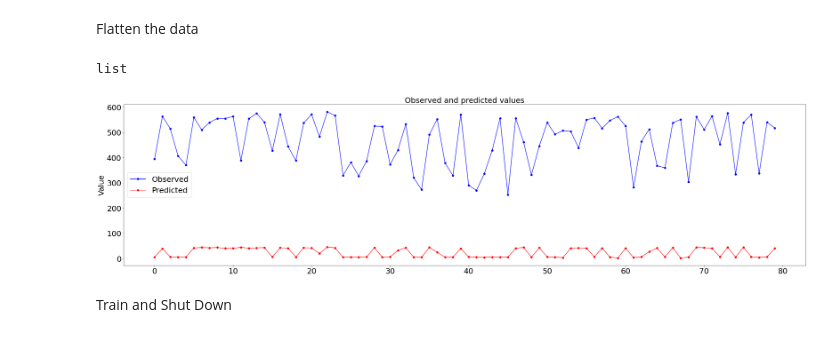
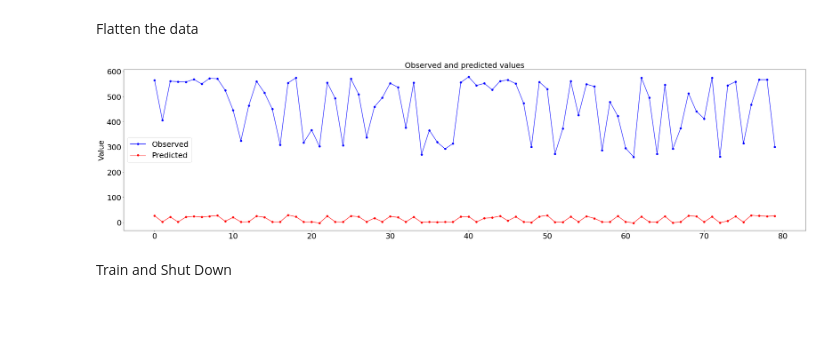
Before and after one commit to ifran-rahman/solar-irradiance-estimation-dl, a Jupyter notebook: main.ipynb, the cells around one changed output. Cells and saved outputs as stored; diff of their text form; code cells hidden in the pictures.

```diff
--- a/main.ipynb
+++ b/main.ipynb
@@ -53,7 +53,7 @@ Load Data
 # Hyperparameters
 in_channel = 1
 batch_size = 100
-num_epochs = 3
+num_epochs = 1
 loss = 1 # if loss = 0 the model will be trained with RMSE loss and vice versa
 lr=0.001 # learning rate
 
@@ -304,33 +290,7 @@ indices_o = list(range(o_len))
-# %%
-type(targets[0:t_len])
-# %% [output]
-list
-# %%
-import matplotlib.pyplot as plt
-
-# Create a plot
-plt.figure(figsize=(40, 10))  # Adjust the figure size as needed
-
-# Plot the values against their index positions
-plt.plot(indices_t, targets[0:t_len], marker='o', linestyle='-', color='blue')
-plt.plot(indices_o, outputs[0:o_len], marker='o', linestyle='-', color='red')
-
-# Add labels and a title
-plt.ylabel('Value', fontsize=25)  # Adjust fontsize for ylabel
-plt.title('Observed and predicted values', fontsize=25)  # Adjust fontsize for title
-
-# Increase Legend Size
-plt.legend(labels=['Observed', 'Predicted'], fontsize=25)
-plt.subplots_adjust(bottom=0.15)
-# Increase Xticks and Yticks Size
-plt.xticks(fontsize=25)  # Set the fontsize for xticks
-plt.yticks(fontsize=25)  # Set the fontsize for yticks
-
-# Save and display the plot
-plt.savefig(os.path.join(result_dir,'performance.png'))
-plt.show()
-# %% [output]
-[figure, removed]
+# %%
+observedvsPredicted(result_dir, targets, outputs)
+# %% [output]
+[figure, added]
 # %% [markdown]
 Train and Shut Down
 # %%
```
Also changed, not shown: parts of 10 cells of this notebook, 2 other files.
